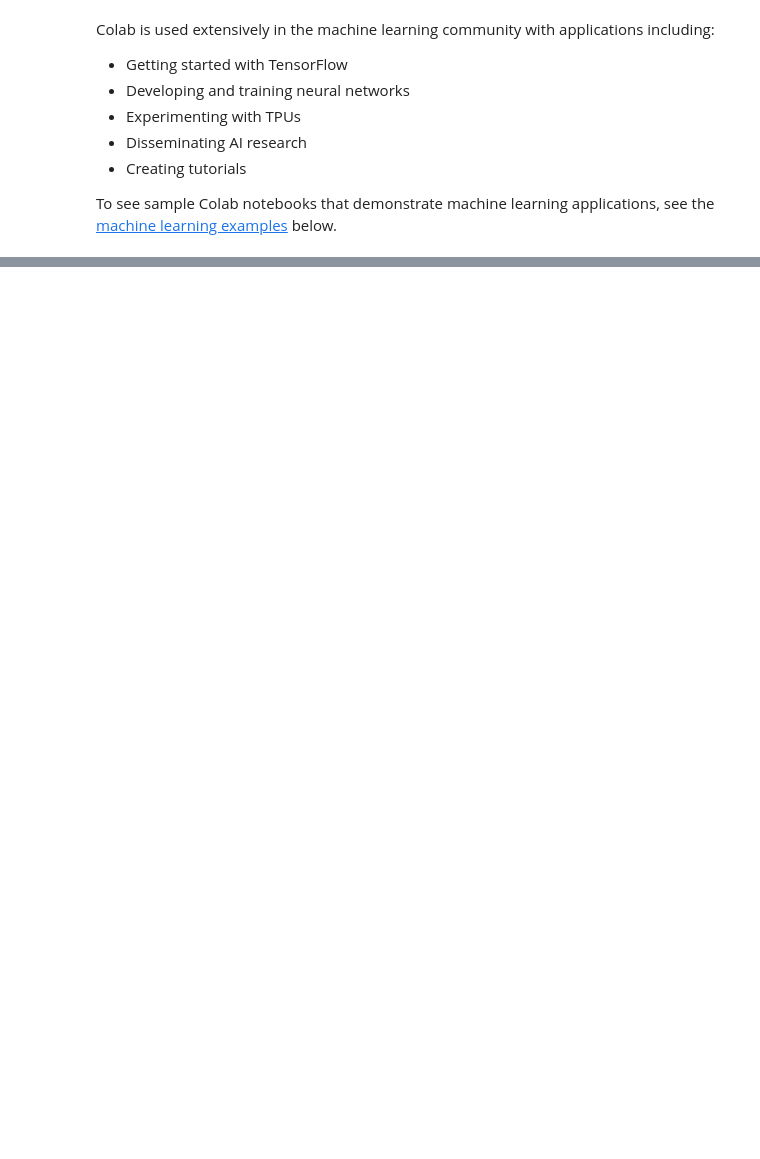
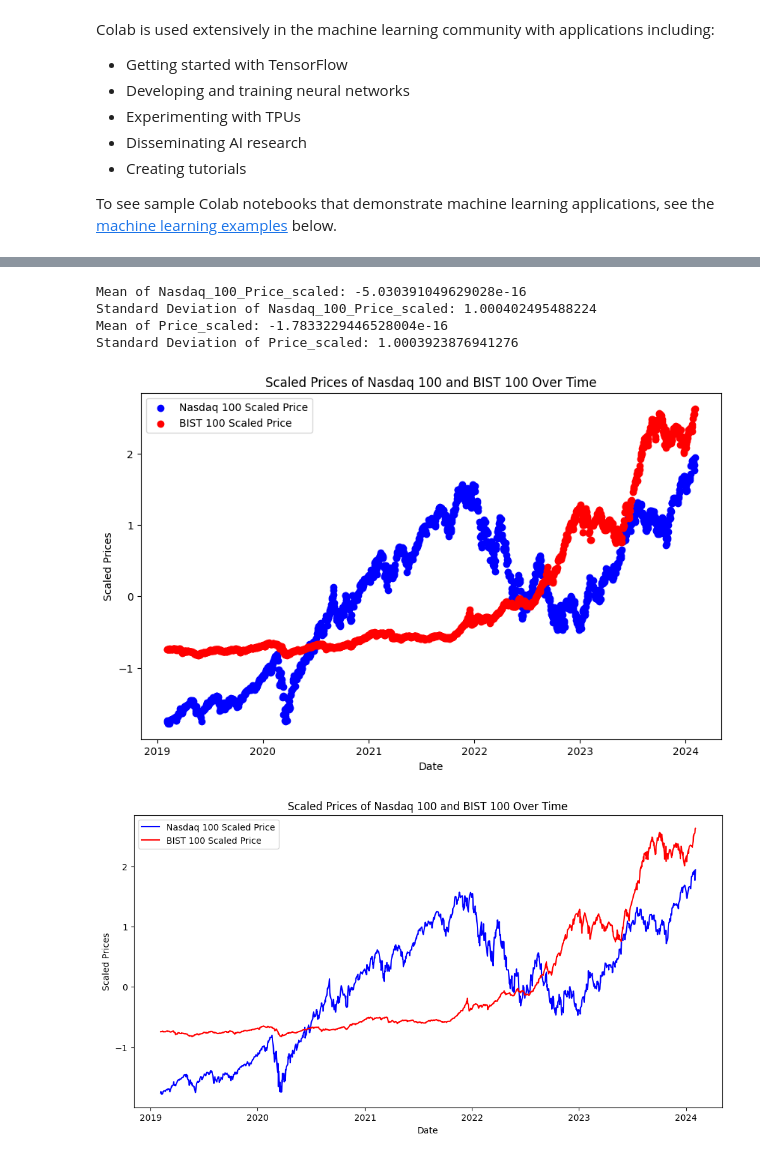
Before and after one commit to minaerdogan/GPS-data-anomaly-detection, a Jupyter notebook: Copy_of_Welcome_To_Colab.ipynb, the cells around one changed output, grey strips where cells are left out. Saved outputs shown, nothing was run; the diff lists cells and outputs as text; code cells hidden in the pictures; blank space fills up the shorter version.

```diff
--- a/Copy_of_Welcome_To_Colab.ipynb
+++ b/Copy_of_Welcome_To_Colab.ipynb
@@ -697,0 +369,19 @@ plt.show()
+# %%
+#I did not scaled my data when I submitted step 2. This is the updated version with normalizing the data for more accurate ML results.
+#scaling the data
+from sklearn.preprocessing import StandardScaler
+
+
+scaler = StandardScaler()
+
+# Scale the Nasdaq 100 Price from stock_market_data
+nasdaq_prices = stock_market_data[['Nasdaq_100_Price']]
+stock_market_data['Nasdaq_100_Price_scaled'] = scaler.fit_transform(nasdaq_prices)
+
+# Scale the BIST 100 Price from bist100_data
+bist100_prices = bist100_data[['Price']]
+bist100_data['Price_scaled'] = scaler.fit_transform(bist100_prices)
+
+
+print(stock_market_data.head())
+print(bist100_data.head())
@@ -697,0 +406,45 @@ plt.show()
+# %%
+#checking if we scaled correctly by looking at if the means are close to zero and std deviations are close to one
+print("Mean of Nasdaq_100_Price_scaled:", stock_market_data['Nasdaq_100_Price_scaled'].mean())
+print("Standard Deviation of Nasdaq_100_Price_scaled:", stock_market_data['Nasdaq_100_Price_scaled'].std())
+
+print("Mean of Price_scaled:", bist100_data['Price_scaled'].mean())
+print("Standard Deviation of Price_scaled:", bist100_data['Price_scaled'].std())
+# %% [output]
+Mean of Nasdaq_100_Price_scaled: -5.030391049629028e-16
+Standard Deviation of Nasdaq_100_Price_scaled: 1.000402495488224
+Mean of Price_scaled: -1.7833229446528004e-16
+Standard Deviation of Price_scaled: 1.0003923876941276
+# %%
+#let's merge the normalized data and see the scatter plot of the merged data
+combined_data = pd.merge(bist100_data, stock_market_data, on='Date', how='inner')
+
+plt.figure(figsize=(10, 6))
+
+plt.scatter(combined_data.index, combined_data['Nasdaq_100_Price_scaled'], color='blue', label='Nasdaq 100 Scaled Price')
+plt.scatter(combined_data.index, combined_data['Price_scaled'], color='red', label='BIST 100 Scaled Price')
+
+plt.title('Scaled Prices of Nasdaq 100 and BIST 100 Over Time')
+plt.xlabel('Date')
+plt.ylabel('Scaled Prices')
+plt.legend()
+
+plt.show()
+
+#line plot will be better
+plt.figure(figsize=(12, 6))
+plt.plot(combined_data.index, combined_data['Nasdaq_100_Price_scaled'], label='Nasdaq 100 Scaled Price', color='blue')
+plt.plot(combined_data.index, combined_data['Price_scaled'], label='BIST 100 Scaled Price', color='red')
+
+plt.title('Scaled Prices of Nasdaq 100 and BIST 100 Over Time')
+plt.xlabel('Date')
+plt.ylabel('Scaled Prices')
+plt.legend()
+
+
+plt.show()
+
+#Since I updated my step 2 and normalized my data, I changed the plots too but not much.
+# %% [output]
+[figure, added]
+[figure, added]
```
Also changed, not shown: parts of 59 cells of this notebook.
